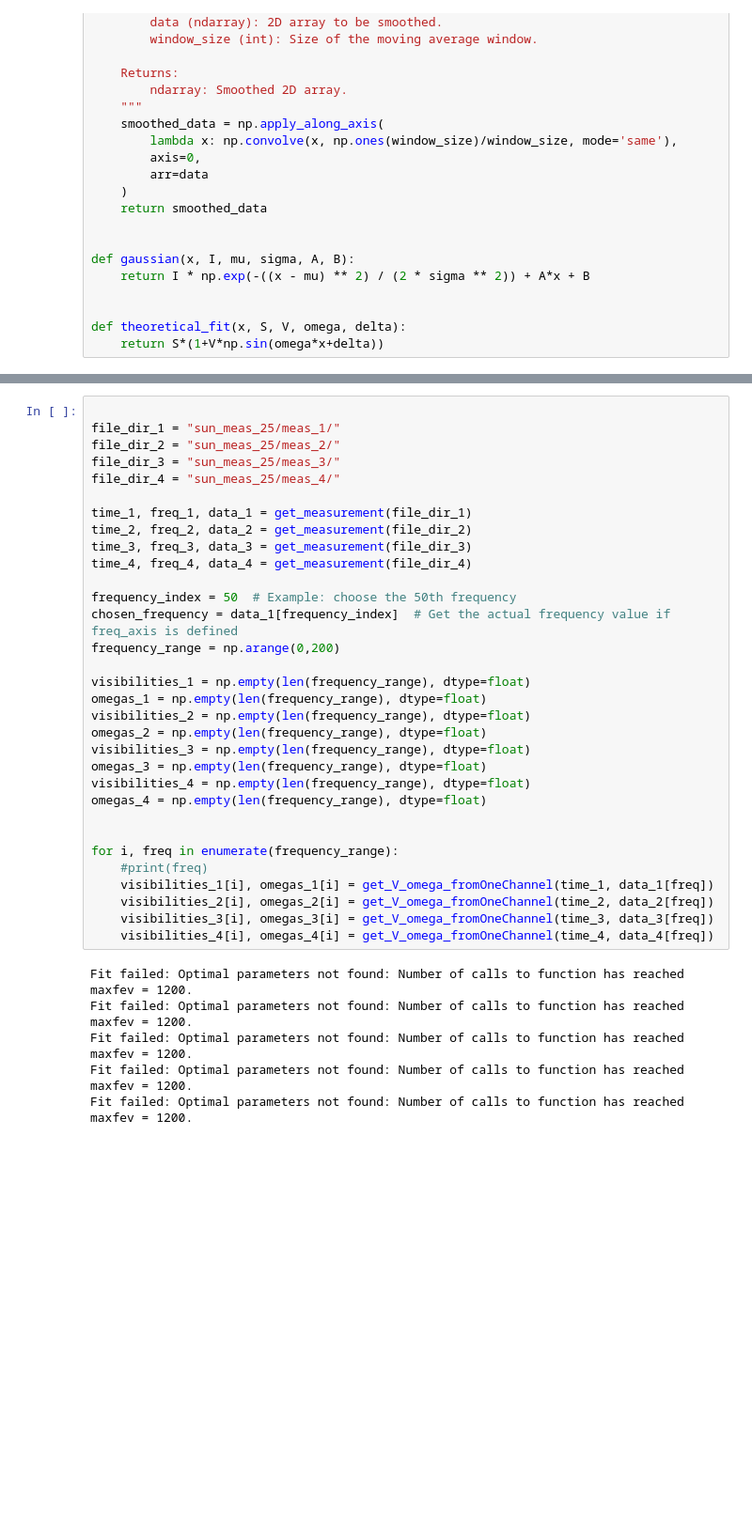
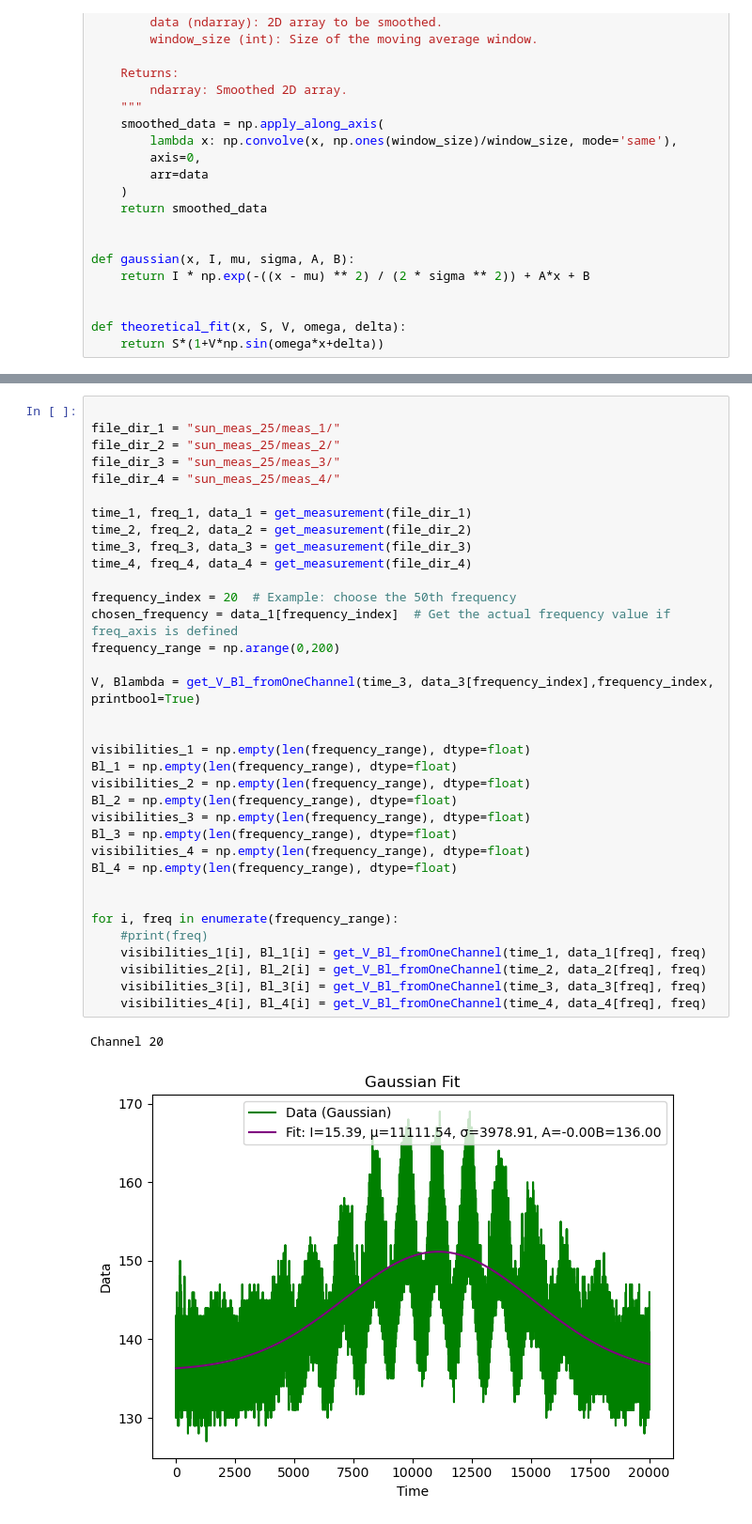
Before and after one commit to muellvin/radio-interferometry, a Jupyter notebook: data_analysis_fit.ipynb, the cells around one changed output, grey strips where cells are left out. Shown: that part at 94% size. Saved outputs shown, nothing was run; the diff lists cells and outputs as text; blank space fills up the shorter version.

```diff
--- a/data_analysis_fit.ipynb
+++ b/data_analysis_fit.ipynb
@@ -131,38 +134,38 @@ def get_V_omega_fromOneChannel(time, data):
 # %%
 
 file_dir_1 = "sun_meas_25/meas_1/"
 file_dir_2 = "sun_meas_25/meas_2/"
 file_dir_3 = "sun_meas_25/meas_3/"
 file_dir_4 = "sun_meas_25/meas_4/"
 
 time_1, freq_1, data_1 = get_measurement(file_dir_1)
 time_2, freq_2, data_2 = get_measurement(file_dir_2)
 time_3, freq_3, data_3 = get_measurement(file_dir_3)
 time_4, freq_4, data_4 = get_measurement(file_dir_4)
 
-frequency_index = 50  # Example: choose the 50th frequency
+frequency_index = 20  # Example: choose the 50th frequency
 chosen_frequency = data_1[frequency_index]  # Get the actual frequency value if freq_axis is defined
 frequency_range = np.arange(0,200)
 
+V, Blambda = get_V_Bl_fromOneChannel(time_3, data_3[frequency_index],frequency_index, printbool=True)
+
+
 visibilities_1 = np.empty(len(frequency_range), dtype=float)
-omegas_1 = np.empty(len(frequency_range), dtype=float)
+Bl_1 = np.empty(len(frequency_range), dtype=float)
 visibilities_2 = np.empty(len(frequency_range), dtype=float)
-omegas_2 = np.empty(len(frequency_range), dtype=float)
+Bl_2 = np.empty(len(frequency_range), dtype=float)
 visibilities_3 = np.empty(len(frequency_range), dtype=float)
-omegas_3 = np.empty(len(frequency_range), dtype=float)
+Bl_3 = np.empty(len(frequency_range), dtype=float)
 visibilities_4 = np.empty(len(frequency_range), dtype=float)
-omegas_4 = np.empty(len(frequency_range), dtype=float)
+Bl_4 = np.empty(len(frequency_range), dtype=float)
 
 
 for i, freq in enumerate(frequency_range):
     #print(freq)
-    visibilities_1[i], omegas_1[i] = get_V_omega_fromOneChannel(time_1, data_1[freq])
-    visibilities_2[i], omegas_2[i] = get_V_omega_fromOneChannel(time_2, data_2[freq])
-    visibilities_3[i], omegas_3[i] = get_V_omega_fromOneChannel(time_3, data_3[freq])
-    visibilities_4[i], omegas_4[i] = get_V_omega_fromOneChannel(time_4, data_4[freq])
+    visibilities_1[i], Bl_1[i] = get_V_Bl_fromOneChannel(time_1, data_1[freq], freq)
+    visibilities_2[i], Bl_2[i] = get_V_Bl_fromOneChannel(time_2, data_2[freq], freq)
+    visibilities_3[i], Bl_3[i] = get_V_Bl_fromOneChannel(time_3, data_3[freq], freq)
+    visibilities_4[i], Bl_4[i] = get_V_Bl_fromOneChannel(time_4, data_4[freq], freq)
 # %% [output]
-Fit failed: Optimal parameters not found: Number of calls to function has reached maxfev = 1200.
-Fit failed: Optimal parameters not found: Number of calls to function has reached maxfev = 1200.
-Fit failed: Optimal parameters not found: Number of calls to function has reached maxfev = 1200.
-Fit failed: Optimal parameters not found: Number of calls to function has reached maxfev = 1200.
-Fit failed: Optimal parameters not found: Number of calls to function has reached maxfev = 1200.
+Channel 20
+[figure, added]
```
Also changed, not shown: parts of 3 cells of this notebook.
